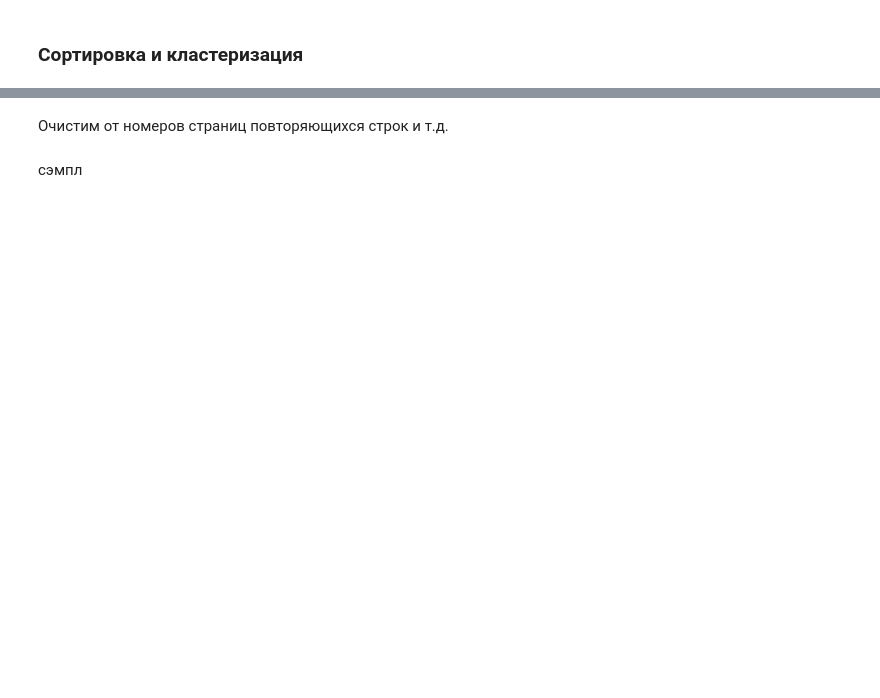
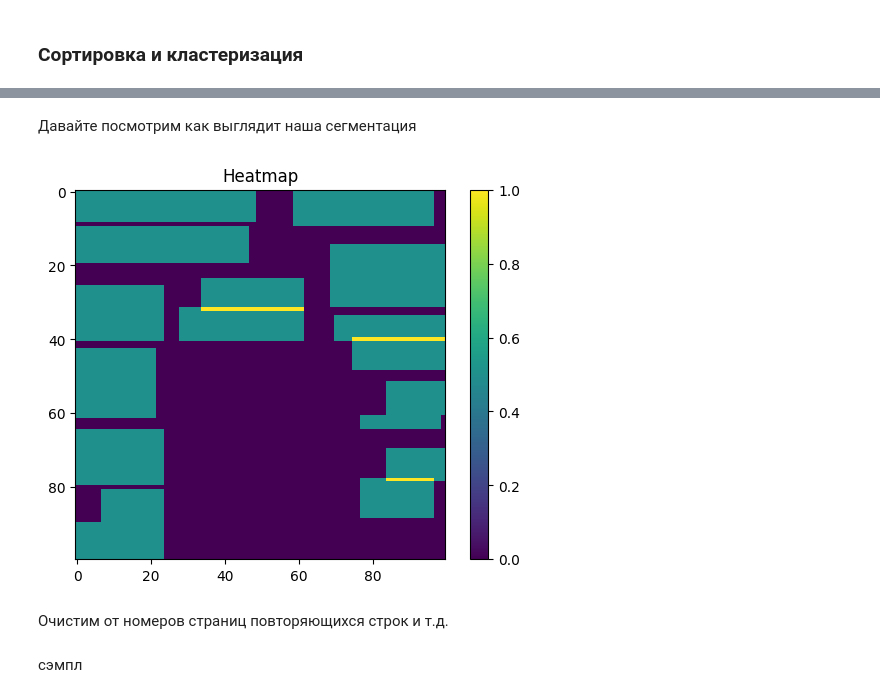
Before and after one commit to kapibeer/coursework, a Jupyter notebook: experiments.ipynb, the cells around one changed output, grey strips where cells are left out. Drawn from its saved outputs; the diff is of its cells as text; code cells hidden in the pictures; blank space fills up the shorter version.

```diff
--- a/experiments.ipynb
+++ b/experiments.ipynb
@@ -163,11 +55,22 @@ games_files = {
     ],
     "Монополия Рик и Морти": [
         "monopoly.pdf"
+    ],
+    "Эверделл": [
+        "jeverdell.pdf"
+    ],
+    "Битва за Рокуган": [
+        "rokugan_1.pdf",
+        "rokugan_2.pdf"
+    ],
+    "Манчкин": [
+        "munchkin.pdf"
     ]
 }
 
 games = ["Дорога приключений", "Бункер", "Каркассон", "Карточные войны",
-         "Трамвай смерти", "Дюна: Империя", "Взрывные котята", "Игра престолов", "Монополия Рик и Морти"]
+         "Трамвай смерти", "Дюна: Империя", "Взрывные котята", "Игра престолов", "Монополия Рик и Морти",
+         "Манчкин", "Битва за Рокуган", "Эверделл"]
 # %% [markdown]
 Используем unstructured для очистки и парсинга. Данная библиотека сама определяет тип текста (заголовок или просто текст), но делает это не всегда верно, поэтому будем делать это самостоятельно эвристически.
 # %%
@@ -175,8 +78,14 @@ from unstructured.partition.pdf import partition_pdf
 # %% [markdown]
 Смотрим какие есть метаданные у данных фрагментов
 # %%
-path = f'files/got_1.pdf'
-elements = partition_pdf(path)
+from unstructured.partition.pdf import partition_pdf
+
+path = "files/got_1.pdf"
+
+elements = partition_pdf(
+    filename=path
+)
+
 elements[0].to_dict()
 # %% [output]
 Warning: No languages specified, defaulting to English.
@@ -267,8 +185,10 @@ CollectionsResponse(collections=[CollectionDescription(name='games_chunks_e5_sma
 class Element:
     def __init__(self, el):
         self.text = el.text
-        self.x = (el.metadata.coordinates.points[0][0] + el.metadata.coordinates.points[1][0]) * 0.5
-        self.y = (el.metadata.coordinates.points[0][1] + el.metadata.coordinates.points[1][1]) * 0.5
+        self.x0 = el.metadata.coordinates.points[0][0]
+        self.x1 = el.metadata.coordinates.points[2][0]
+        self.y0 = el.metadata.coordinates.points[0][1]
+        self.y1 = el.metadata.coordinates.points[2][1]
         self.page = el.metadata.page_number
         self.type = el.__class__.__name__
         self.cluster = 0
@@ -277,9 +197,9 @@ class Element:
         data = {
             "type": self.type,
             "page": self.page,
-            "x": round(self.x, 2),
-            "y": round(self.y, 2),
-            "text": self.text[:100] + ("..." if len(self.text) > 100 else ""),
+            "x0": round(self.x0, 2),
+            "y0": round(self.y0, 2),
+            "text": self.text,
             "cluster": self.cluster
         }
 
@@ -376,0 +250,2 @@ def merge_close_clusters_by_x(page_elems, merge_thr=15.0):
+# %% [markdown]
+Давайте посмотрим как выглядит наша сегментация
@@ -377,3 +297,7 @@ def merge_close_clusters_by_x(page_elems, merge_thr=15.0):
+# %%
+plot_heatmap(games_texts_splitted["Дюна: Империя"][0], page_num=2)
+# %% [output]
+[figure, added]
 # %%
 from collections import defaultdict
 import numpy as np
```
Also changed, not shown: parts of 42 cells of this notebook, 8 other files.
